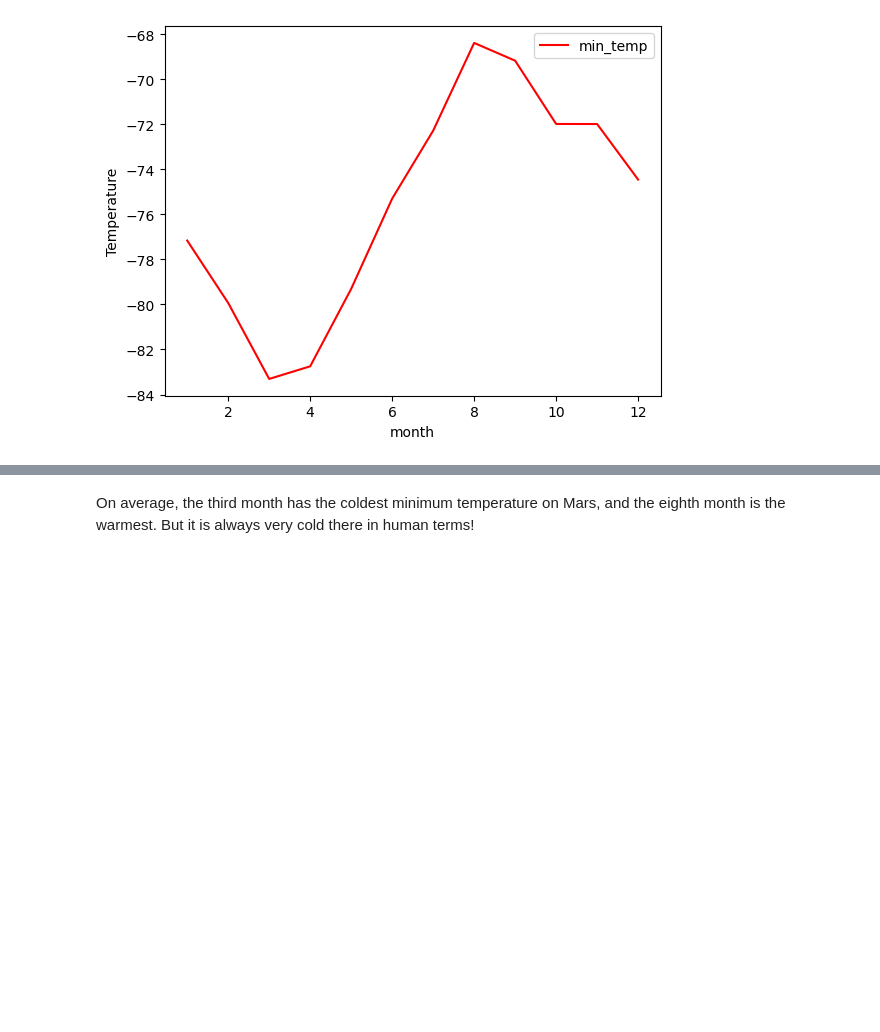
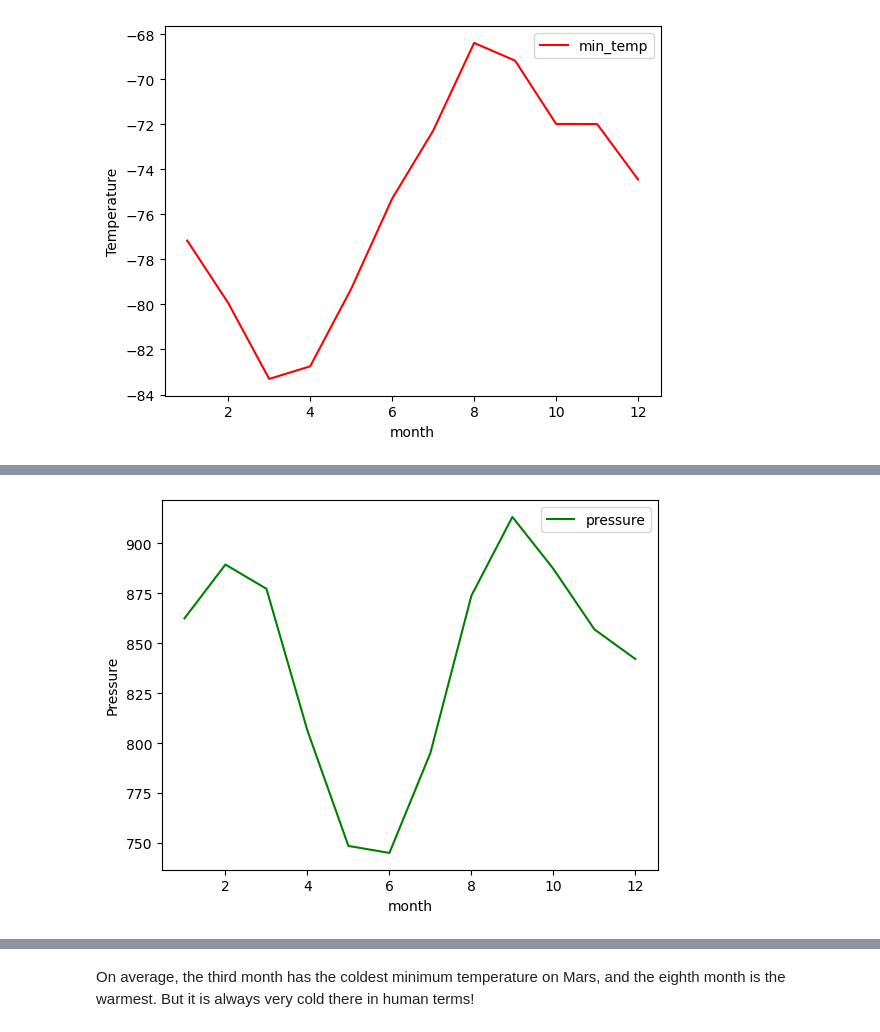
Before and after one commit to DanDreger/scraping_mars, a Jupyter notebook: part_2_mars_weather.ipynb, the cells around one changed output, grey strips where cells are left out. Drawn from its saved outputs; the diff is of its cells as text; code cells hidden in the pictures; blank space fills up the shorter version.

```diff
--- a/part_2_mars_weather.ipynb
+++ b/part_2_mars_weather.ipynb
@@ -228,2 +246,4 @@ plt.show()
 # %%
 # 4. Average pressure by Martian month
+months_pressure = mars_df_formatted[['month', 'pressure']].groupby('month', as_index=False).mean()
+months_pressure
@@ -230,2 +264,7 @@ plt.show()
 # %%
 # Plot the average pressure by month
+months_pressure.plot(kind='line',x='month',y='pressure',color='green')
+plt.ylabel("Pressure")
+plt.show()
+# %% [output]
+[figure, added]
```
Also changed, not shown: parts of 10 cells of this notebook, 1 other file.
